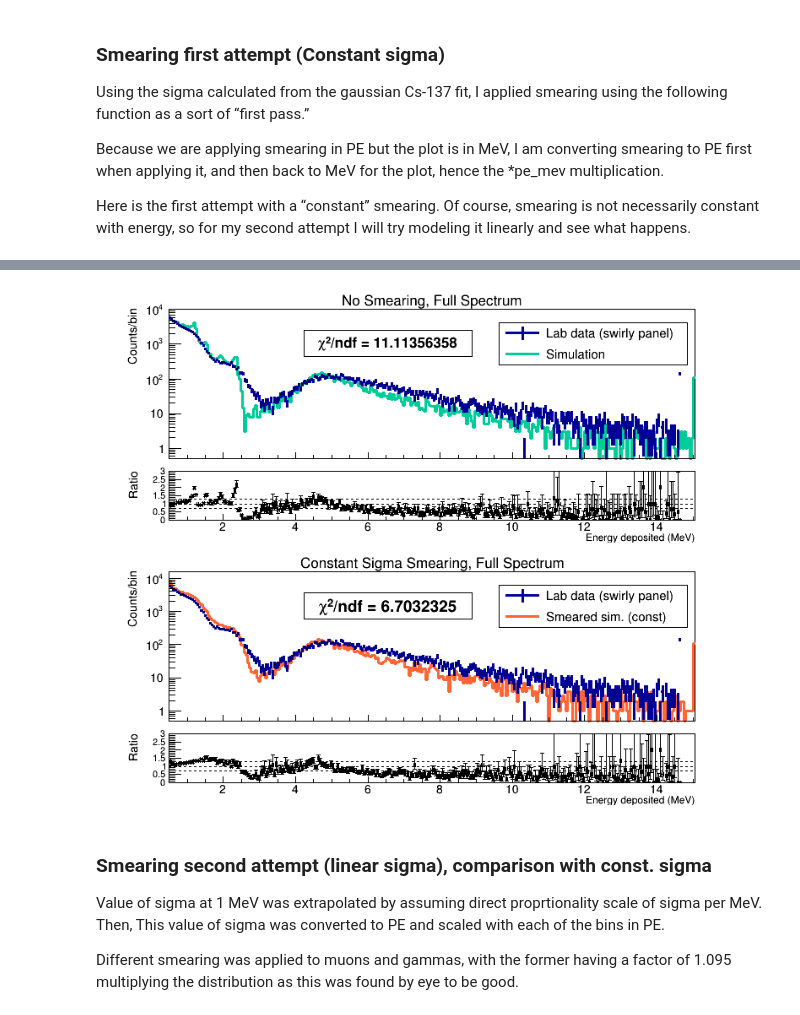
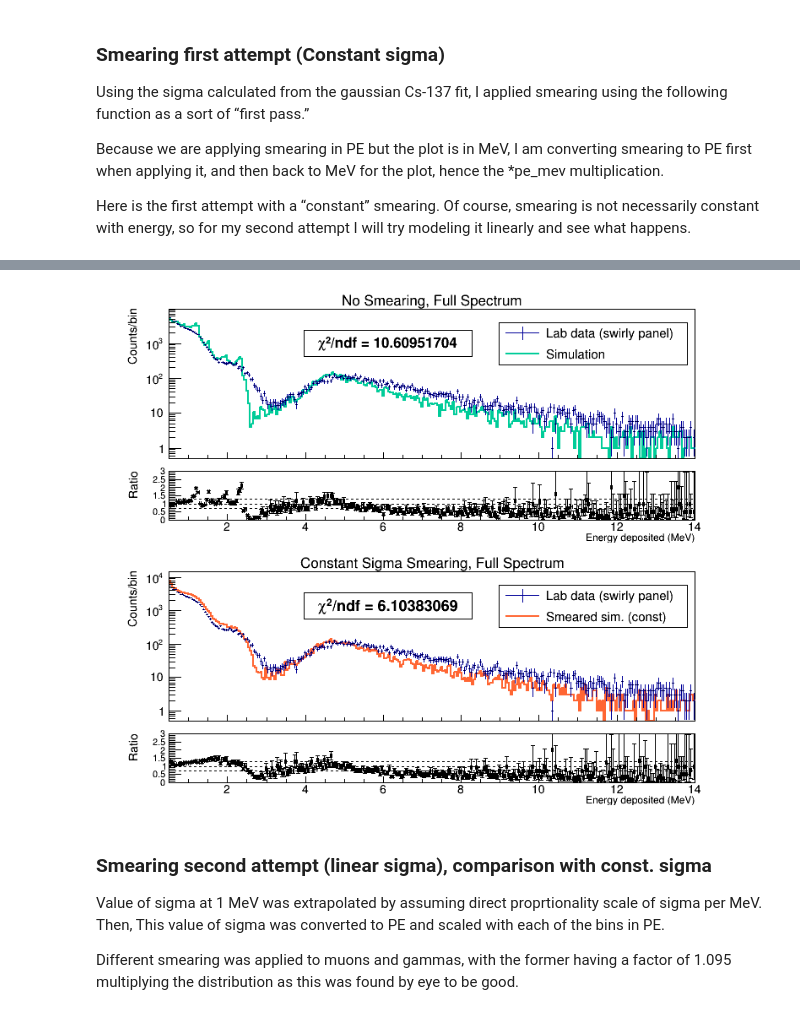
Before and after one commit to sgrobnik/SmearingProjectCUORE, a Jupyter notebook: SemaringProject_MuonsAndGammaSim_Din_vz5.ipynb, the cells around one changed output, grey strips where cells are left out. Drawn from its saved outputs; the diff is of its cells as text; code cells hidden in the pictures.

```diff
--- a/SemaringProject_MuonsAndGammaSim_Din_vz5.ipynb
+++ b/SemaringProject_MuonsAndGammaSim_Din_vz5.ipynb
@@ -183,7 +182,8 @@ mu_mev = np.array(muonsEnergy) # muons
 sim_mev = np.concatenate((g_mev, mu_mev)) # total
 # %%
 c1 = TCanvas('c1','',1200,400)
-sim_root = TH1D('sim_root','',300,0.5,15)
+# c1.SetLogy()
+sim_root = TH1D('sim_root','',300,0.5,14)
 fill_hist(sim_root, sim_mev)
 gStyle.SetPalette(kBird)
 
@@ -195,22 +195,23 @@ sim_root.GetYaxis().SetTitle("Counts/bin")
 sim_root.GetYaxis().SetLabelSize(.05)
 sim_root.GetYaxis().SetTitleSize(.05)
 sim_root.GetYaxis().SetTitleOffset(.65)
+# sim_root.GetYaxis().SetRangeUser(0,10**4)
 sim_root.SetLineWidth(3)
 
 gPad.SetLogy()
-gPad.SetGrid()
+gPad.SetGridx()
 gStyle.SetOptStat(0)
 
-legend = TLegend(0.6,0.75,0.88,0.86)
+legend = TLegend(0.62,0.75,0.88,0.86)
 legend.AddEntry(sim_root,"Simulated data","l")
 legend.Draw()
 
-line1 = TLine(1.57,0,1.57,10**4)
+line1 = TLine(1.57,0,1.57,9.4*10**3)
 line1.SetLineColor(ROOT.kGray+2)
 line1.SetLineWidth(3)
 line1.Draw()
 
-line2 = TLine(2.614,0,2.614,10**4)
+line2 = TLine(2.614,0,2.614,9.4*10**3)
 line2.SetLineColor(ROOT.kGray+2)
 line2.SetLineWidth(3)
 line2.Draw()
@@ -246,17 +246,17 @@ lab_mev = (d.astype('float64'))/adc_mev # lab data in MeV
 c2_1 = TCanvas('c2_1','',1200,400)
 c2_1.cd()
 
-lab_root = TH1D('lab_root','',300,0.5,15)
+lab_root = TH1D('lab_root','',300,0.5,14)
 fill_hist(lab_root, lab_mev)
 gStyle.SetPalette(kCandy)
 
 lab_g = TH1D('lab_g','',200,0.5,2.6)
 fill_hist(lab_g, lab_mev)
-lab_mu = TH1D('lab_mu','',200,3,15)
+lab_mu = TH1D('lab_mu','',200,3,14)
 fill_hist(lab_mu, lab_mev)
 sim_g = TH1D('sim_g','',200,0.5,2.6)
 fill_hist(sim_g, g_mev)
-sim_mu = TH1D('sim_mu','',200,3,15)
+sim_mu = TH1D('sim_mu','',200,2.7,14)
 fill_hist(sim_mu, mu_mev)
 
 c2_1.Divide(2,0)
@@ -341,6 +341,6 @@ legend3.Draw()
 c2_1.Draw()
 c2_2.Draw()
 
-# c2_1.SaveAs("NBv5_LabVsSimulation_v3_GammasAndMuons.png")
-# c2_2.SaveAs("NBv5_LabVsSimulation_v3_FullSpectrum.png")
+# c2_1.SaveAs("NBv5_LabVsSimulation_GammasAndMuons.png")
+# c2_2.SaveAs("NBv5_LabVsSimulation_FullSpectrum.png")
 # %% [output]
@@ -366,13 +366,14 @@ lv = 3.8 * 10**3
 bg_smeared = np.random.normal(loc=sim_pe, scale = sigma_pe)
 
 #turn this into a ROOT histogram
-const_smear = TH1D('const_smear','',300,0.5,15)
+const_smear = TH1D('const_smear','',300,0.5,14)
 
 #PLOT
 
 c3 = TCanvas('c3','',800,650)
 gStyle.SetPalette(kBird)
 lab_root.SetLineColor(kBlue+2)
+lab_root.SetLineWidth(1)
 const_smear.Draw()
 const_smear.GetXaxis().SetTitle("Energy deposited (MeV)")
 const_smear.GetXaxis().SetLabelSize(.05)
@@ -382,7 +383,7 @@ const_smear.GetYaxis().SetLabelSize(.05)
 const_smear.GetYaxis().SetTitleSize(.05)
 const_smear.GetYaxis().SetTitleOffset(.9)
 const_smear.SetLineColor(kOrange+8)
-const_smear.SetLineWidth(3)
+const_smear.SetLineWidth(2)
 fill_hist(const_smear,bg_smeared/pe_mev)
 
 c3.Clear()
@@ -399,6 +400,7 @@ c3.cd(1)
 gPad.SetLogy()
 gStyle.SetOptStat(0)
 gStyle.SetTitleFontSize(0.085)
+sim_root.SetLineWidth(2)
 # sim_root.Draw("plc pmc")
 
 rp1 = ROOT.TRatioPlot(sim_root,lab_root)
@@ -473,5 +475,5 @@ title2.SetFillColor(0)
 title2.Draw()
 
 c3.Draw()
-# c3.SaveAs("NBv5_ConstSmearing_Full_v3.png")
+# c3.SaveAs("NBv5_ConstVsNoSmearing_Full.png")
 # %% [output]
@@ -484,7 +486,7 @@ Warning in <TGraphAsymmErrors::Divide>: Number of graph points is different than
 Info in <TH1D::Chi2TestX>: There is a bin in h1 with less than 1 event.
 
 Info in <TH1D::Chi2TestX>: There is a bin in h2 with less than 1 event.
-[figure, old version]
+[figure, new version]
 # %% [markdown]
 ### Smearing second attempt (linear sigma), comparison with const. sigma
 
```
Also changed, not shown: parts of 15 cells of this notebook, 15 other files.
